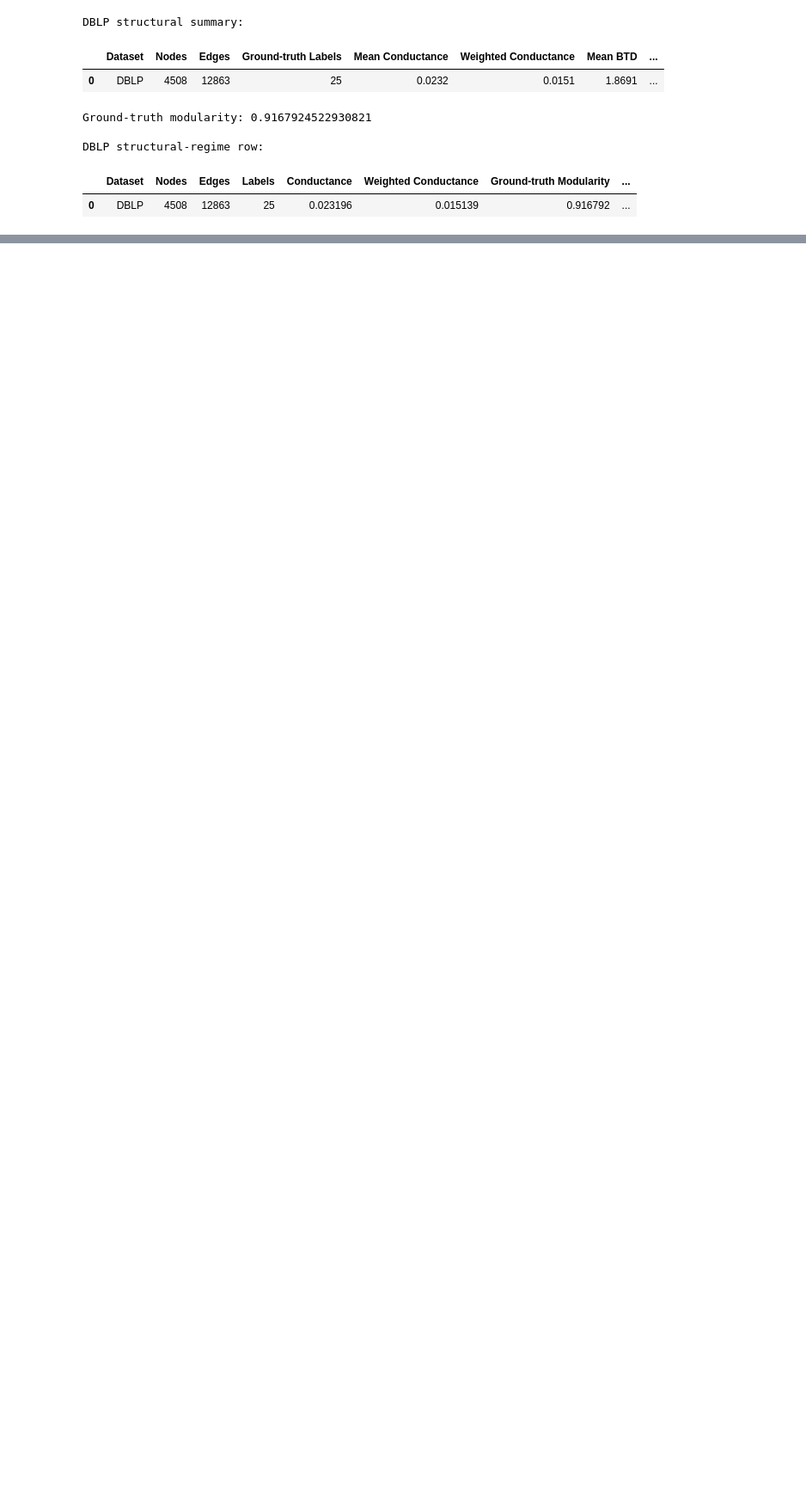
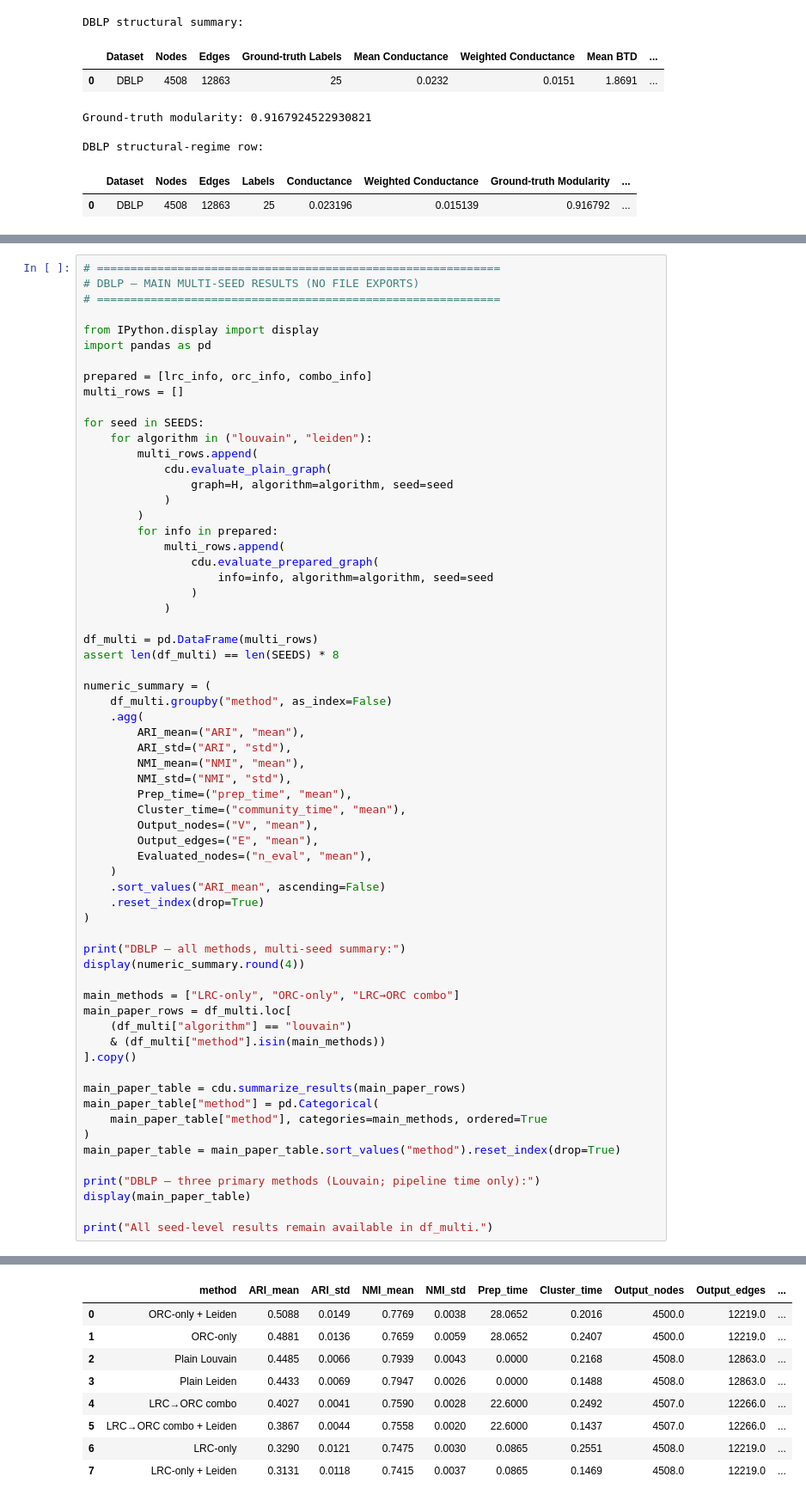
Before and after one commit to Avin-Kolahdooz/curvature-guided-community-detection, a Jupyter notebook: DBLP.ipynb, the cells around one changed output, grey strips where cells are left out. Shown at 86% size. Cells and saved outputs as stored; diff of their text form; blank space fills up the shorter version.

```diff
--- a/DBLP.ipynb
+++ b/DBLP.ipynb
@@ -4029,0 +1951,65 @@ Original notebook variables remain unchanged.
+# %%
+# ============================================================
+# DBLP — MAIN MULTI-SEED RESULTS (NO FILE EXPORTS)
+# ============================================================
+
+from IPython.display import display
+import pandas as pd
+
+prepared = [lrc_info, orc_info, combo_info]
+multi_rows = []
+
+for seed in SEEDS:
+    for algorithm in ("louvain", "leiden"):
+        multi_rows.append(
+            cdu.evaluate_plain_graph(
+                graph=H, algorithm=algorithm, seed=seed
+            )
+        )
+        for info in prepared:
+            multi_rows.append(
+                cdu.evaluate_prepared_graph(
+                    info=info, algorithm=algorithm, seed=seed
+                )
+            )
+
+df_multi = pd.DataFrame(multi_rows)
+assert len(df_multi) == len(SEEDS) * 8
+
+numeric_summary = (
+    df_multi.groupby("method", as_index=False)
+    .agg(
+        ARI_mean=("ARI", "mean"),
+        ARI_std=("ARI", "std"),
+        NMI_mean=("NMI", "mean"),
+        NMI_std=("NMI", "std"),
+        Prep_time=("prep_time", "mean"),
+        Cluster_time=("community_time", "mean"),
+        Output_nodes=("V", "mean"),
+        Output_edges=("E", "mean"),
+        Evaluated_nodes=("n_eval", "mean"),
+    )
+    .sort_values("ARI_mean", ascending=False)
+    .reset_index(drop=True)
+)
+
+print("DBLP — all methods, multi-seed summary:")
+display(numeric_summary.round(4))
+
+main_methods = ["LRC-only", "ORC-only", "LRC→ORC combo"]
+main_paper_rows = df_multi.loc[
+    (df_multi["algorithm"] == "louvain")
+    & (df_multi["method"].isin(main_methods))
+].copy()
+
+main_paper_table = cdu.summarize_results(main_paper_rows)
+main_paper_table["method"] = pd.Categorical(
+    main_paper_table["method"], categories=main_methods, ordered=True
+)
+main_paper_table = main_paper_table.sort_values("method").reset_index(drop=True)
+
+print("DBLP — three primary methods (Louvain; pipeline time only):")
+display(main_paper_table)
+
+print("All seed-level results remain available in df_multi.")
+# %% [output]
@@ -4029,0 +2017,9 @@ Original notebook variables remain unchanged.
+|  | method | ARI_mean | ARI_std | NMI_mean | NMI_std | Prep_time | Cluster_time | Output_nodes | Output_edges | ... |
+| 0 | ORC-only + Leiden | 0.5088 | 0.0149 | 0.7769 | 0.0038 | 28.0652 | 0.2016 | 4500.0 | 12219.0 | ... |
+| 1 | ORC-only | 0.4881 | 0.0136 | 0.7659 | 0.0059 | 28.0652 | 0.2407 | 4500.0 | 12219.0 | ... |
+| 2 | Plain Louvain | 0.4485 | 0.0066 | 0.7939 | 0.0043 | 0.0000 | 0.2168 | 4508.0 | 12863.0 | ... |
+| 3 | Plain Leiden | 0.4433 | 0.0069 | 0.7947 | 0.0026 | 0.0000 | 0.1488 | 4508.0 | 12863.0 | ... |
+| 4 | LRC→ORC combo | 0.4027 | 0.0041 | 0.7590 | 0.0028 | 22.6000 | 0.2492 | 4507.0 | 12266.0 | ... |
+| 5 | LRC→ORC combo + Leiden | 0.3867 | 0.0044 | 0.7558 | 0.0020 | 22.6000 | 0.1437 | 4507.0 | 12266.0 | ... |
+| 6 | LRC-only | 0.3290 | 0.0121 | 0.7475 | 0.0030 | 0.0865 | 0.2551 | 4508.0 | 12219.0 | ... |
+| 7 | LRC-only + Leiden | 0.3131 | 0.0118 | 0.7415 | 0.0037 | 0.0865 | 0.1469 | 4508.0 | 12219.0 | ... |
```
Also changed, not shown: parts of 16 cells of this notebook, 9 other files.
